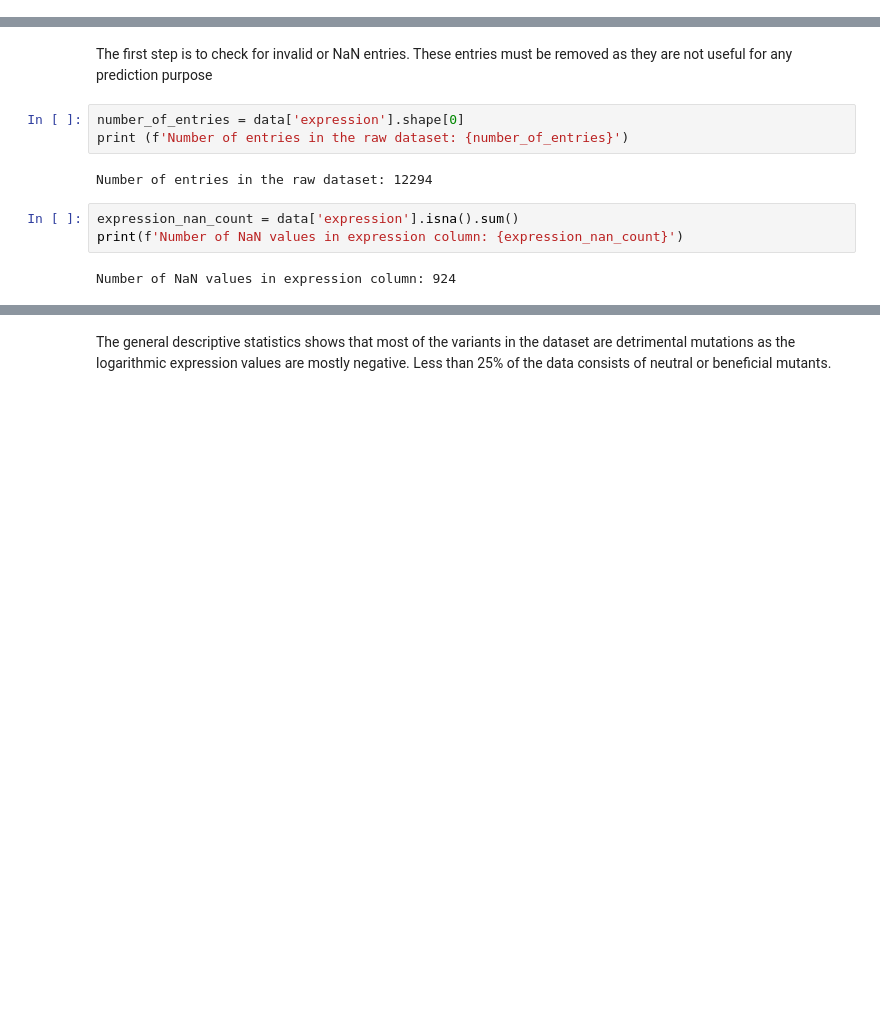
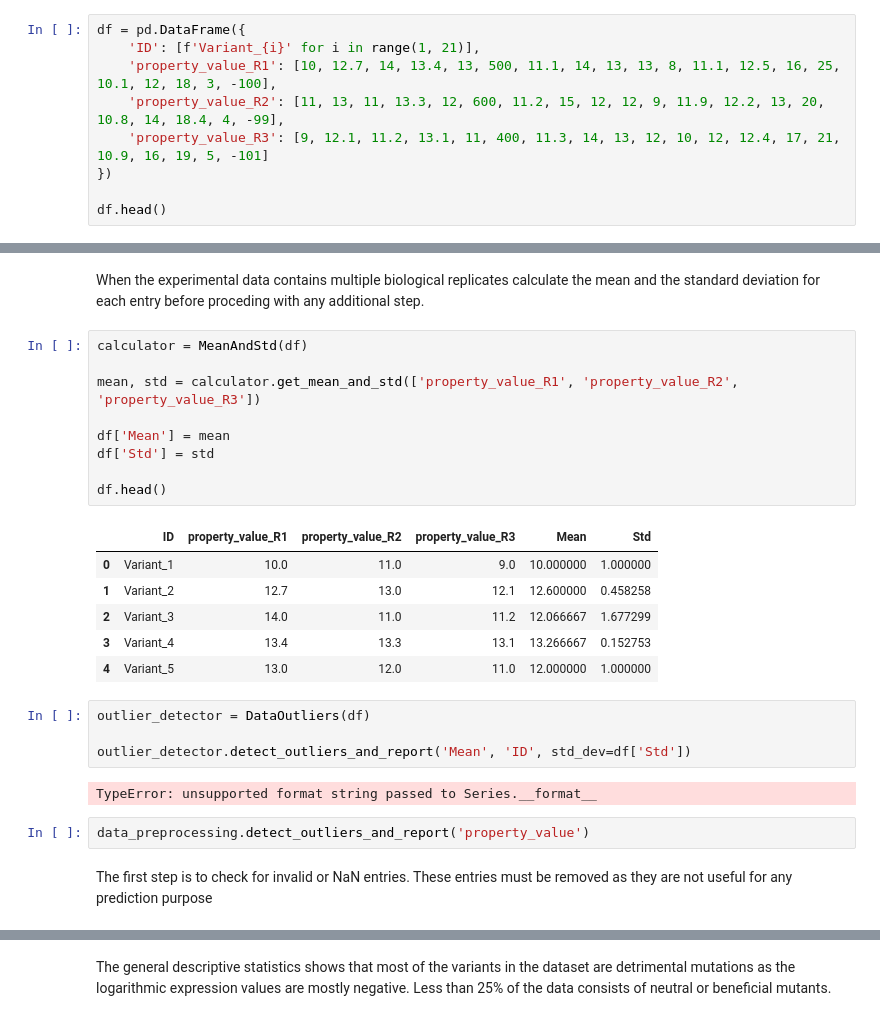
Before and after one commit to FabioHerrera97/Protein_Engineering_Code_Center, a Jupyter notebook: Tutorials/Prepare_and_Explore_data.ipynb, the cells around one changed output, grey strips where cells are left out. Cells and saved outputs as stored; diff of their text form; blank space fills up the shorter version.

Commit message:
Added data cleaning

```diff
--- a/Tutorials/Prepare_and_Explore_data.ipynb
+++ b/Tutorials/Prepare_and_Explore_data.ipynb
@@ -31,0 +20,9 @@ data.head()
+# %%
+df = pd.DataFrame({
+    'ID': [f'Variant_{i}' for i in range(1, 21)],
+    'property_value_R1': [10, 12.7, 14, 13.4, 13, 500, 11.1, 14, 13, 13, 8, 11.1, 12.5, 16, 25, 10.1, 12, 18, 3, -100],
+    'property_value_R2': [11, 13, 11, 13.3, 12, 600, 11.2, 15, 12, 12, 9, 11.9, 12.2, 13, 20, 10.8, 14, 18.4, 4, -99],
+    'property_value_R3': [9, 12.1, 11.2, 13.1, 11, 400, 11.3, 14, 13, 12, 10, 12, 12.4, 17, 21, 10.9, 16, 19, 5, -101]
+})
+
+df.head()
@@ -32,12 +36,28 @@ data.head()
+# %% [markdown]
+When the experimental data contains multiple biological replicates calculate the mean and the standard deviation for each entry before proceding with any additional step.
+# %%
+calculator = MeanAndStd(df)
+
+mean, std = calculator.get_mean_and_std(['property_value_R1', 'property_value_R2', 'property_value_R3'])
+
+df['Mean'] = mean
+df['Std'] = std
+
+df.head()
+# %% [output]
+|  | ID | property_value_R1 | property_value_R2 | property_value_R3 | Mean | Std |
+| 0 | Variant_1 | 10.0 | 11.0 | 9.0 | 10.000000 | 1.000000 |
+| 1 | Variant_2 | 12.7 | 13.0 | 12.1 | 12.600000 | 0.458258 |
+| 2 | Variant_3 | 14.0 | 11.0 | 11.2 | 12.066667 | 1.677299 |
+| 3 | Variant_4 | 13.4 | 13.3 | 13.1 | 13.266667 | 0.152753 |
+| 4 | Variant_5 | 13.0 | 12.0 | 11.0 | 12.000000 | 1.000000 |
+# %%
+outlier_detector = DataOutliers(df)
+
+outlier_detector.detect_outliers_and_report('Mean', 'ID', std_dev=df['Std'])
+# %% [output]
+TypeError: unsupported format string passed to Series.__format__
+# %%
+data_preprocessing.detect_outliers_and_report('property_value')
 # %% [markdown]
 The first step is to check for invalid or NaN entries. These entries must be removed as they are not useful for any prediction purpose
-# %%
-number_of_entries = data['expression'].shape[0]
-print (f'Number of entries in the raw dataset: {number_of_entries}')
-# %% [output]
-Number of entries in the raw dataset: 12294
-# %%
-expression_nan_count = data['expression'].isna().sum()
-print(f'Number of NaN values in expression column: {expression_nan_count}')
-# %% [output]
-Number of NaN values in expression column: 924
```
Also changed, not shown: parts of 15 cells of this notebook.
